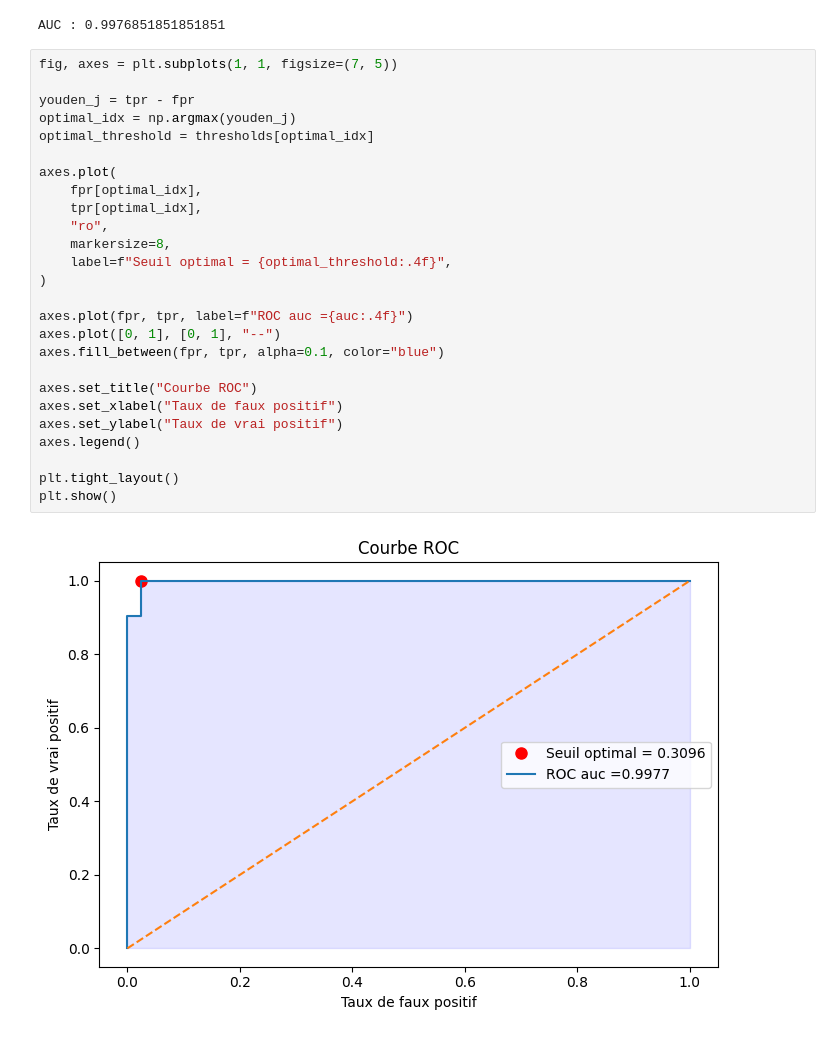
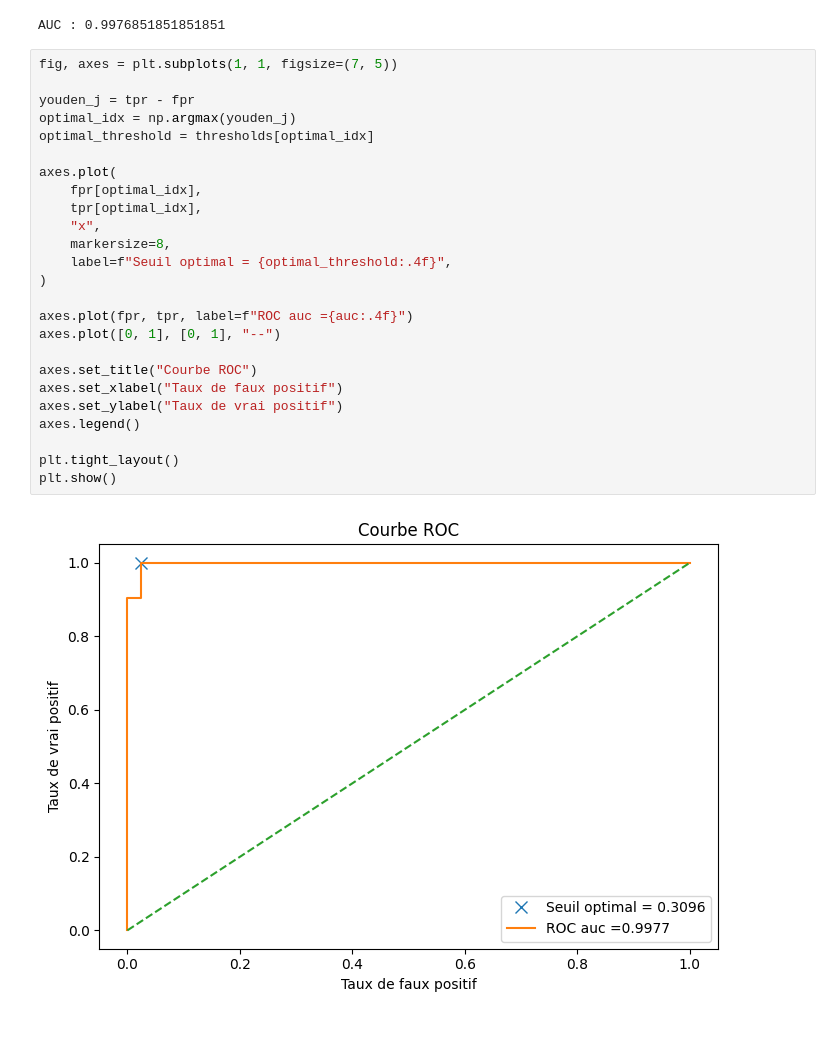
Before and after one commit to DamienDESSAUX-M2i/M2i_CDSD_TDTP, a Jupyter notebook: optimisation_evaluation_modeles/exos/tp_final.ipynb, the cells around one changed output. Saved outputs shown, nothing was run; the diff lists cells and outputs as text.

```diff
--- a/optimisation_evaluation_modeles/exos/tp_final.ipynb
+++ b/optimisation_evaluation_modeles/exos/tp_final.ipynb
@@ -87,28 +92,27 @@ AUC : 0.9976851851851851
 # %%
 fig, axes = plt.subplots(1, 1, figsize=(7, 5))
 
 youden_j = tpr - fpr
 optimal_idx = np.argmax(youden_j)
 optimal_threshold = thresholds[optimal_idx]
 
 axes.plot(
     fpr[optimal_idx],
     tpr[optimal_idx],
-    "ro",
+    "x",
     markersize=8,
     label=f"Seuil optimal = {optimal_threshold:.4f}",
 )
 
 axes.plot(fpr, tpr, label=f"ROC auc ={auc:.4f}")
 axes.plot([0, 1], [0, 1], "--")
-axes.fill_between(fpr, tpr, alpha=0.1, color="blue")
 
 axes.set_title("Courbe ROC")
 axes.set_xlabel("Taux de faux positif")
 axes.set_ylabel("Taux de vrai positif")
 axes.legend()
 
 plt.tight_layout()
 plt.show()
 # %% [output]
-[figure, old version]
+[figure, new version]
```
Also changed, not shown: parts of 3 cells of this notebook, 5 other files.
